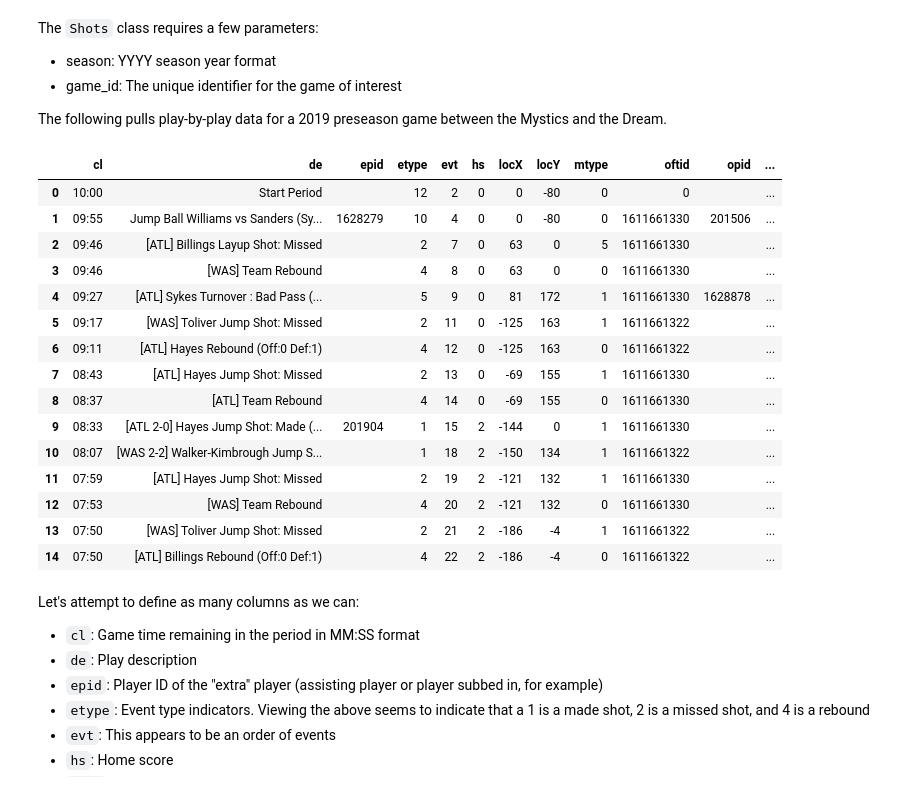
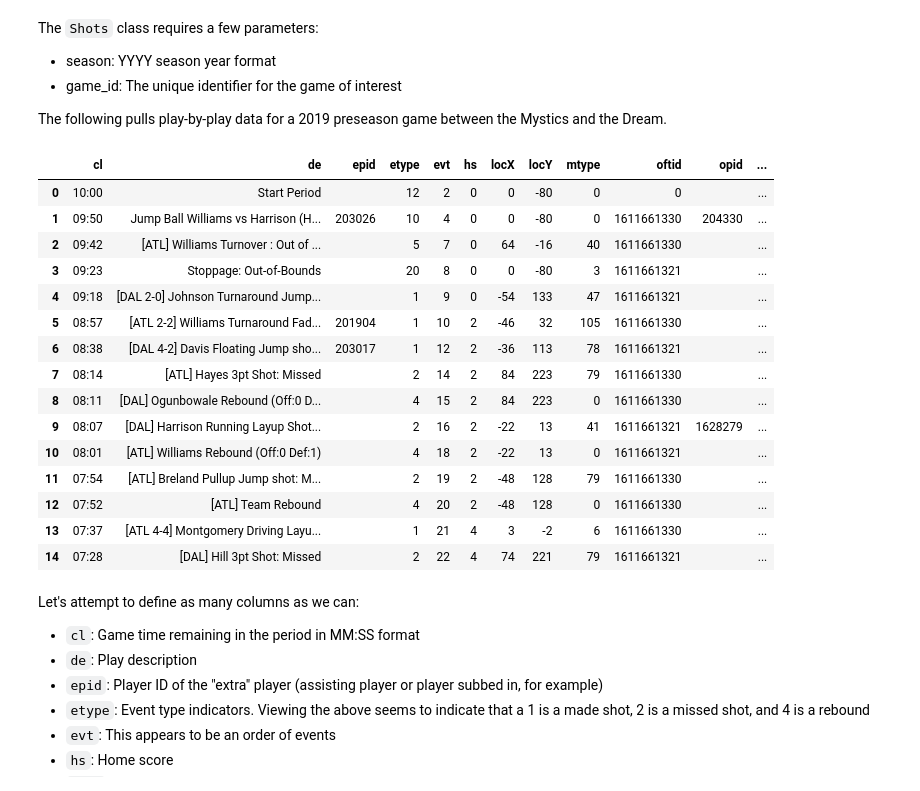
Before and after one commit to basketballrelativity/location_data, a Jupyter notebook: wnba_location_charts.ipynb, the cells around one changed output. Saved outputs shown, nothing was run; the diff lists cells and outputs as text; code cells hidden in the pictures.

```diff
--- a/wnba_location_charts.ipynb
+++ b/wnba_location_charts.ipynb
@@ -33,31 +33,31 @@ The `Shots` class requires a few parameters:
 
 The following pulls play-by-play data for a 2019 preseason game between the Mystics and the Dream.
 # %%
-game_id = '1011900011'
+game_id = '1021900001'
 season = '2019'
 
 shots = wnba_shots.Shots(headers=HEADERS,
                          game_id=game_id,
                          season=season)
 shot_df = pd.DataFrame(shots.data)
 shot_df.head(15)
 # %% [output]
 |  | cl | de | epid | etype | evt | hs | locX | locY | mtype | oftid | opid | ... |
 | 0 | 10:00 | Start Period |  | 12 | 2 | 0 | 0 | -80 | 0 | 0 |  | ... |
-| 1 | 09:55 | Jump Ball Williams vs Sanders (Sy... | 1628279 | 10 | 4 | 0 | 0 | -80 | 0 | 1611661330 | 201506 | ... |
-| 2 | 09:46 | [ATL] Billings Layup Shot: Missed |  | 2 | 7 | 0 | 63 | 0 | 5 | 1611661330 |  | ... |
-| 3 | 09:46 | [WAS] Team Rebound |  | 4 | 8 | 0 | 63 | 0 | 0 | 1611661330 |  | ... |
-| 4 | 09:27 | [ATL] Sykes Turnover : Bad Pass (... |  | 5 | 9 | 0 | 81 | 172 | 1 | 1611661330 | 1628878 | ... |
-| 5 | 09:17 | [WAS] Toliver Jump Shot: Missed |  | 2 | 11 | 0 | -125 | 163 | 1 | 1611661322 |  | ... |
-| 6 | 09:11 | [ATL] Hayes Rebound (Off:0 Def:1) |  | 4 | 12 | 0 | -125 | 163 | 0 | 1611661322 |  | ... |
-| 7 | 08:43 | [ATL] Hayes Jump Shot: Missed |  | 2 | 13 | 0 | -69 | 155 | 1 | 1611661330 |  | ... |
-| 8 | 08:37 | [ATL] Team Rebound |  | 4 | 14 | 0 | -69 | 155 | 0 | 1611661330 |  | ... |
-| 9 | 08:33 | [ATL 2-0] Hayes Jump Shot: Made (... | 201904 | 1 | 15 | 2 | -144 | 0 | 1 | 1611661330 |  | ... |
-| 10 | 08:07 | [WAS 2-2] Walker-Kimbrough Jump S... |  | 1 | 18 | 2 | -150 | 134 | 1 | 1611661322 |  | ... |
-| 11 | 07:59 | [ATL] Hayes Jump Shot: Missed |  | 2 | 19 | 2 | -121 | 132 | 1 | 1611661330 |  | ... |
-| 12 | 07:53 | [WAS] Team Rebound |  | 4 | 20 | 2 | -121 | 132 | 0 | 1611661330 |  | ... |
-| 13 | 07:50 | [WAS] Toliver Jump Shot: Missed |  | 2 | 21 | 2 | -186 | -4 | 1 | 1611661322 |  | ... |
-| 14 | 07:50 | [ATL] Billings Rebound (Off:0 Def:1) |  | 4 | 22 | 2 | -186 | -4 | 0 | 1611661322 |  | ... |
+| 1 | 09:50 | Jump Ball Williams vs Harrison (H... | 203026 | 10 | 4 | 0 | 0 | -80 | 0 | 1611661330 | 204330 | ... |
+| 2 | 09:42 | [ATL] Williams Turnover : Out of ... |  | 5 | 7 | 0 | 64 | -16 | 40 | 1611661330 |  | ... |
+| 3 | 09:23 | Stoppage: Out-of-Bounds |  | 20 | 8 | 0 | 0 | -80 | 3 | 1611661321 |  | ... |
+| 4 | 09:18 | [DAL 2-0] Johnson Turnaround Jump... |  | 1 | 9 | 0 | -54 | 133 | 47 | 1611661321 |  | ... |
+| 5 | 08:57 | [ATL 2-2] Williams Turnaround Fad... | 201904 | 1 | 10 | 2 | -46 | 32 | 105 | 1611661330 |  | ... |
+| 6 | 08:38 | [DAL 4-2] Davis Floating Jump sho... | 203017 | 1 | 12 | 2 | -36 | 113 | 78 | 1611661321 |  | ... |
+| 7 | 08:14 | [ATL] Hayes 3pt Shot: Missed |  | 2 | 14 | 2 | 84 | 223 | 79 | 1611661330 |  | ... |
+| 8 | 08:11 | [DAL] Ogunbowale Rebound (Off:0 D... |  | 4 | 15 | 2 | 84 | 223 | 0 | 1611661330 |  | ... |
+| 9 | 08:07 | [DAL] Harrison Running Layup Shot... |  | 2 | 16 | 2 | -22 | 13 | 41 | 1611661321 | 1628279 | ... |
+| 10 | 08:01 | [ATL] Williams Rebound (Off:0 Def:1) |  | 4 | 18 | 2 | -22 | 13 | 0 | 1611661321 |  | ... |
+| 11 | 07:54 | [ATL] Breland Pullup Jump shot: M... |  | 2 | 19 | 2 | -48 | 128 | 79 | 1611661330 |  | ... |
+| 12 | 07:52 | [ATL] Team Rebound |  | 4 | 20 | 2 | -48 | 128 | 0 | 1611661330 |  | ... |
+| 13 | 07:37 | [ATL 4-4] Montgomery Driving Layu... |  | 1 | 21 | 4 | 3 | -2 | 6 | 1611661330 |  | ... |
+| 14 | 07:28 | [DAL] Hill 3pt Shot: Missed |  | 2 | 22 | 4 | 74 | 221 | 79 | 1611661321 |  | ... |
 # %% [markdown]
 Let's attempt to define as many columns as we can:
 - `cl`: Game time remaining in the period in MM:SS format
```
Also changed, not shown: parts of 5 cells of this notebook.
